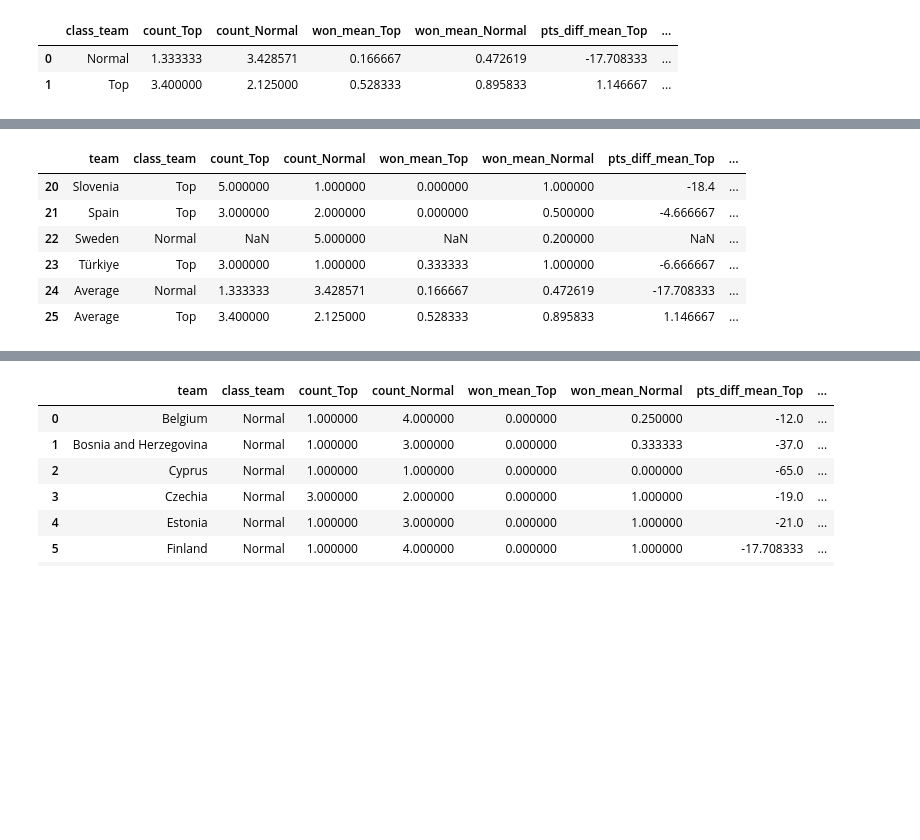
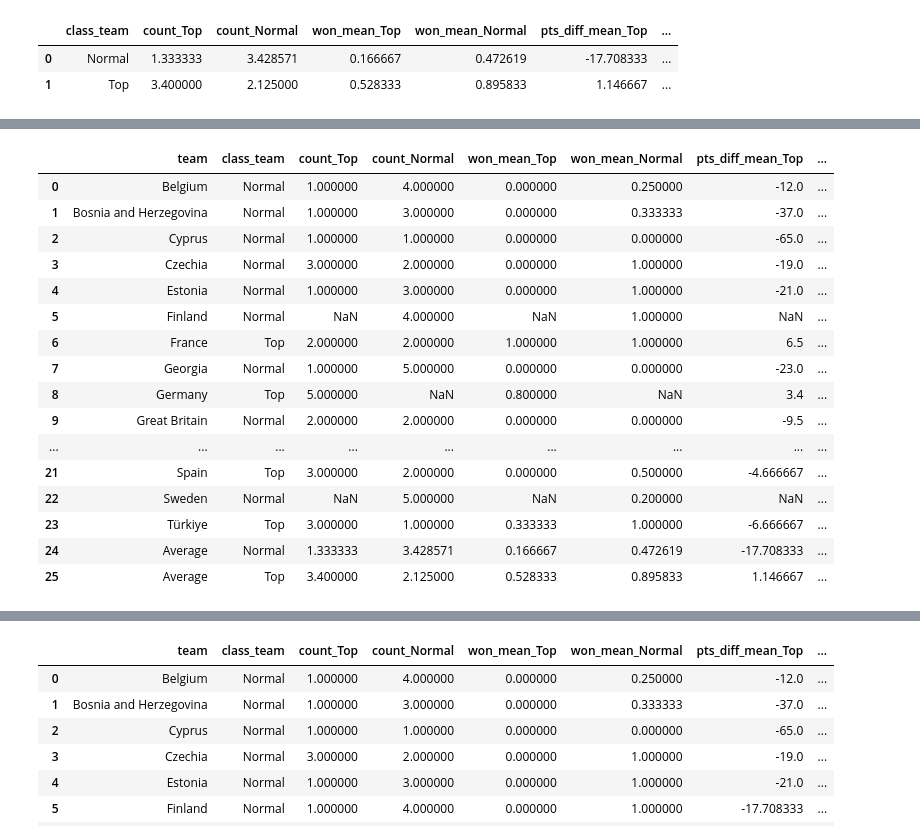
Before and after one commit to CarlosIvan9/eurobasket_predictor, a Jupyter notebook: base_script.ipynb, the cells around one changed output, grey strips where cells are left out. Drawn from its saved outputs; the diff is of its cells as text; code cells hidden in the pictures; blank space fills up the shorter version.

```diff
--- a/base_script.ipynb
+++ b/base_script.ipynb
@@ -35,7 +39,8 @@ matches.head(2)
 | 0 | 801 | Estonia | 68 | Lithuania | 89 |
 | 1 | 802 | Iceland | 61 | Italy | 87 |
 # %%
-def get_df_two_rows_per_game(df):
+def get_df_two_rows_per_game(a_df):
+    df=a_df.copy()
     two_rows_per_game = pd.DataFrame(columns=['date_match','team','opponent','score_team','score_opponent'])
     for a_match in range(len(df)):
         # Adding team 1
@@ -170,8 +197,18 @@ wide = pd.concat([wide, means]).reset_index(drop=True)
 # %%
-wide.tail(6)
+wide
 # %% [output]
 |  | team | class_team | count_Top | count_Normal | won_mean_Top | won_mean_Normal | pts_diff_mean_Top | ... |
-| 20 | Slovenia | Top | 5.000000 | 1.000000 | 0.000000 | 1.000000 | -18.4 | ... |
+| 0 | Belgium | Normal | 1.000000 | 4.000000 | 0.000000 | 0.250000 | -12.0 | ... |
+| 1 | Bosnia and Herzegovina | Normal | 1.000000 | 3.000000 | 0.000000 | 0.333333 | -37.0 | ... |
+| 2 | Cyprus | Normal | 1.000000 | 1.000000 | 0.000000 | 0.000000 | -65.0 | ... |
+| 3 | Czechia | Normal | 3.000000 | 2.000000 | 0.000000 | 1.000000 | -19.0 | ... |
+| 4 | Estonia | Normal | 1.000000 | 3.000000 | 0.000000 | 1.000000 | -21.0 | ... |
+| 5 | Finland | Normal | NaN | 4.000000 | NaN | 1.000000 | NaN | ... |
+| 6 | France | Top | 2.000000 | 2.000000 | 1.000000 | 1.000000 | 6.5 | ... |
+| 7 | Georgia | Normal | 1.000000 | 5.000000 | 0.000000 | 0.000000 | -23.0 | ... |
+| 8 | Germany | Top | 5.000000 | NaN | 0.800000 | NaN | 3.4 | ... |
+| 9 | Great Britain | Normal | 2.000000 | 2.000000 | 0.000000 | 0.000000 | -9.5 | ... |
+| ... | ... | ... | ... | ... | ... | ... | ... | ... |
 | 21 | Spain | Top | 3.000000 | 2.000000 | 0.000000 | 0.500000 | -4.666667 | ... |
 | 22 | Sweden | Normal | NaN | 5.000000 | NaN | 0.200000 | NaN | ... |
 | 23 | Türkiye | Top | 3.000000 | 1.000000 | 0.333333 | 1.000000 | -6.666667 | ... |
```
Also changed, not shown: parts of 35 cells of this notebook.
